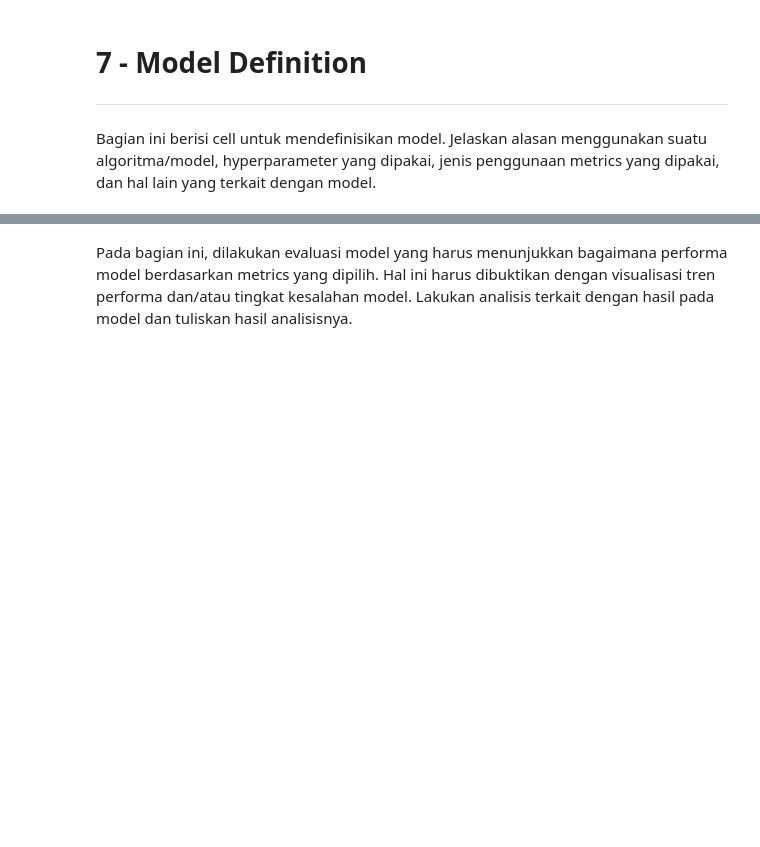
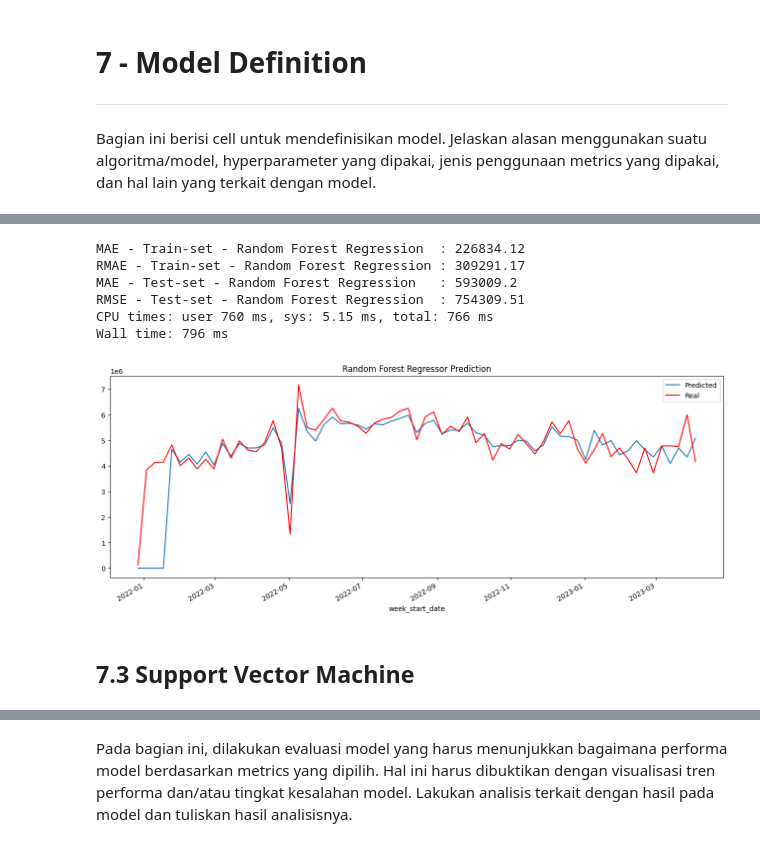
Before and after one commit to andik-alfauzi/Sales-Prediction, a Jupyter notebook: Time_Series_Sales_Prediction.ipynb, the cells around one changed output, grey strips where cells are left out. Saved outputs shown, nothing was run; the diff lists cells and outputs as text; code cells hidden in the pictures; blank space fills up the shorter version.

```diff
--- a/Time_Series_Sales_Prediction.ipynb
+++ b/Time_Series_Sales_Prediction.ipynb
@@ -649,0 +874,51 @@ Bagian ini berisi cell untuk mendefinisikan model. Jelaskan alasan menggunakan s
+# %%
+%%time
+# Clear session
+seed = 19
+tf.keras.backend.clear_session()
+np.random.seed(seed)
+tf.random.set_seed(seed)
+
+# Define Random Forest Regression model
+randFor = RandomForestRegressor(n_estimators=400, random_state=19,
+                                max_features='sqrt', warm_start=False,
+                                criterion='absolute_error')
+randFor.fit(X_train, y_train)
+
+# Applying predict
+y_predTrainRF = randFor.predict(X_train)
+y_predTestRF = randFor.predict(X_test)
+
+# MAE checking
+maeTrainRF = round(mean_absolute_error(y_train, y_predTrainRF), 2)
+rmseTrainRF = round(sqrt(mean_squared_error(y_train, y_predTrainRF)), 2)
+maeTestRF = round(mean_absolute_error(y_test, y_predTestRF), 2)
+rmseTestRF = round(sqrt(mean_squared_error(y_test, y_predTestRF)), 2)
+
+# Display MAE and RMSE
+print('MAE - Train-set - Random Forest Regression  :', maeTrainRF)
+print('RMAE - Train-set - Random Forest Regression :', rmseTrainRF)
+print('MAE - Test-set - Random Forest Regression   :', maeTestRF)
+print('RMSE - Test-set - Random Forest Regression  :', rmseTestRF)
+# %% [output]
+MAE - Train-set - Random Forest Regression  : 226834.12
+RMAE - Train-set - Random Forest Regression : 309291.17
+MAE - Test-set - Random Forest Regression   : 593009.2
+RMSE - Test-set - Random Forest Regression  : 754309.51
+CPU times: user 760 ms, sys: 5.15 ms, total: 766 ms
+Wall time: 796 ms
+# %%
+# Combining prediction of Random Forest Regressor
+y_predRF = np.concatenate([np.array([0, 0, 0, 0]), y_predTrainRF, y_predTestRF], axis=0)
+# %%
+# Visualize trend of Random Forest Regressor
+plt.figure(figsize=(16, 6))
+plt.plot(salesData.index, y_predRF, label='Predicted')
+salesData.plot(color='Red', label='Real')
+plt.title('Random Forest Regressor Prediction')
+plt.legend()
+plt.show()
+# %% [output]
+[figure, added]
+# %% [markdown]
+## 7.3 Support Vector Machine
```
Also changed, not shown: parts of 53 cells of this notebook, 2 other files.
